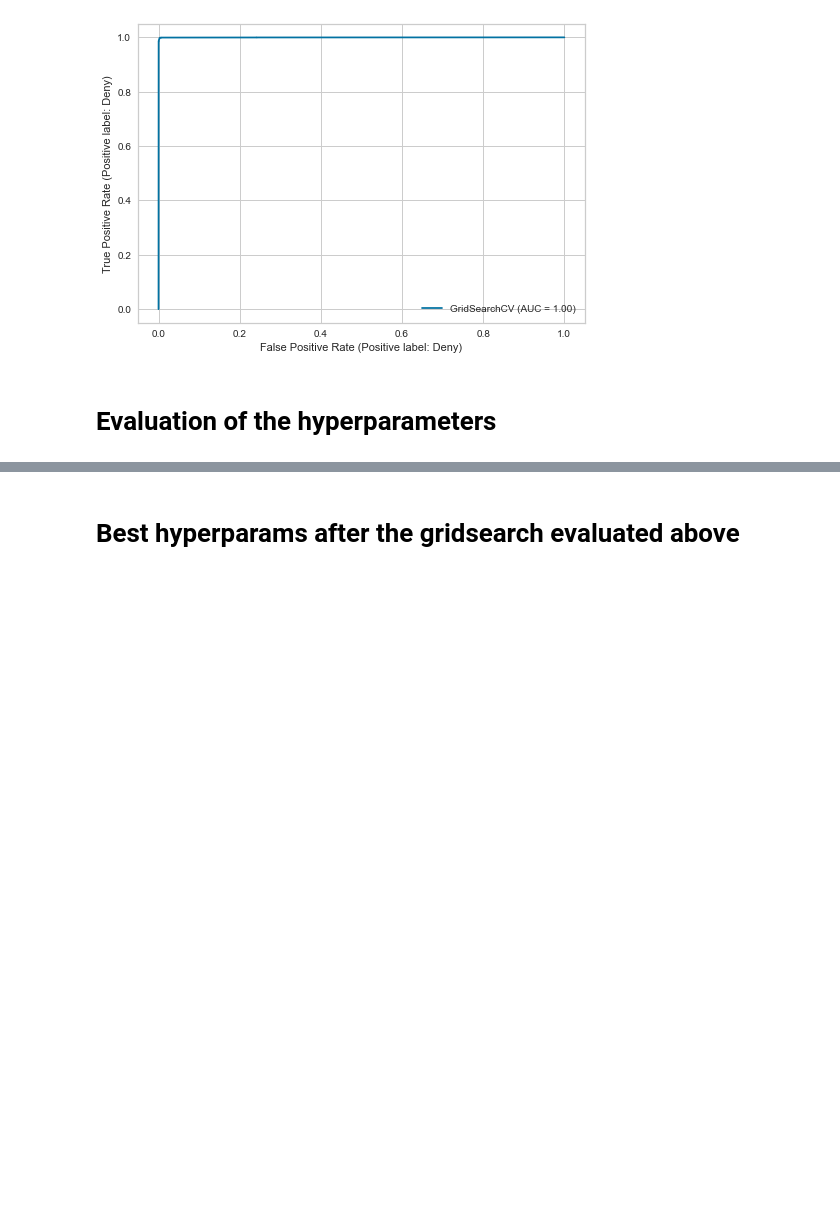
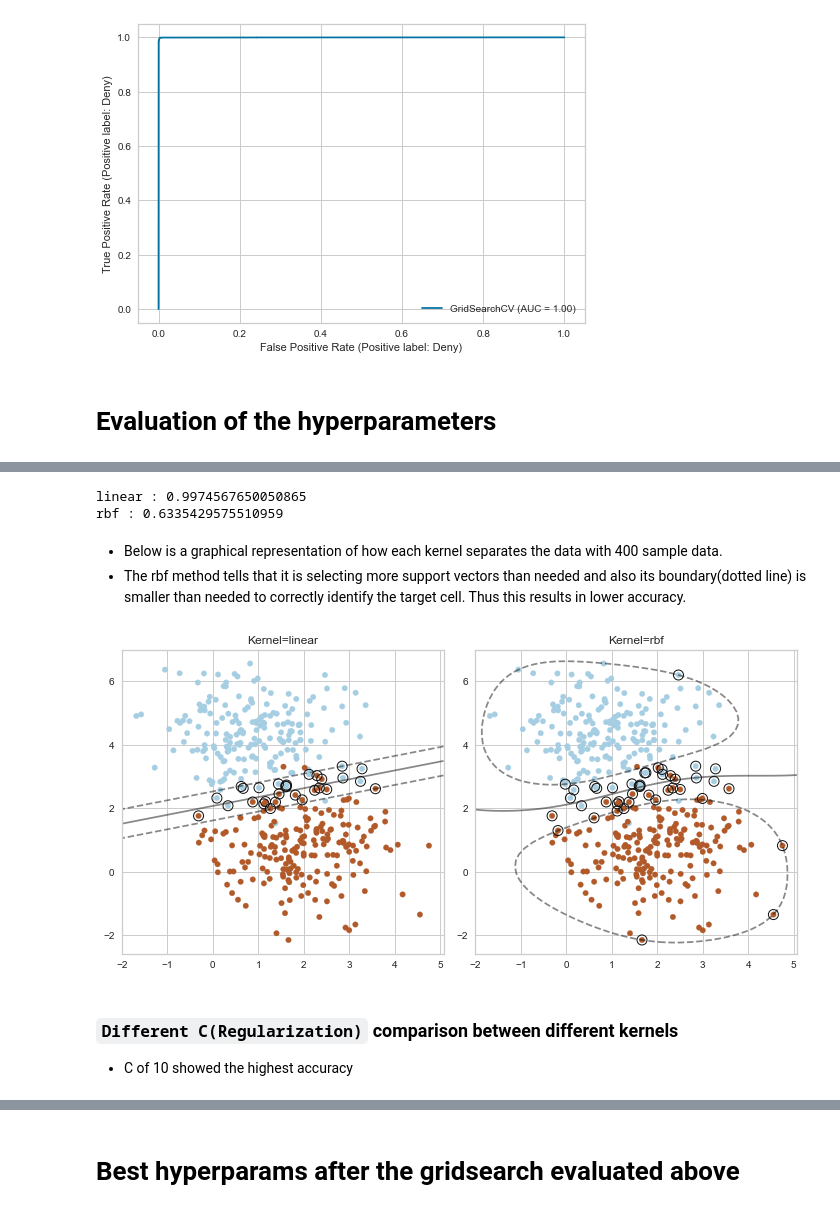
Before and after one commit to bSharpCyclist/MSDS-7333-QTW, a Jupyter notebook: FCase_5.ipynb, the cells around one changed output, grey strips where cells are left out. Saved outputs shown, nothing was run; the diff lists cells and outputs as text; code cells hidden in the pictures; blank space fills up the shorter version.

```diff
--- a/FCase_5.ipynb
+++ b/FCase_5.ipynb
@@ -293 +304,75 @@ Disp = RocCurveDisplay.from_estimator(grid_search, X_test, y_test)
+# %%
+from sklearn.svm import LinearSVC
+from sklearn.svm import SVC
+from sklearn.datasets import make_blobs
+import matplotlib.pyplot as plt
+from sklearn.model_selection import train_test_split
+
+p=  ['linear', 'rbf']
+
+for i in p:
+    model = SVC(kernel= i)
+    model.fit(X_train, y_train)
+    y_hat_rf_test = model.predict(X_test)
+    print(i,":", accuracy_score(y_hat_rf_test, y_test))
+# %% [output]
+linear : 0.9974567650050865
+rbf : 0.6335429575510959
+# %% [markdown]
+- Below is a graphical representation of how each kernel separates the data with 400 sample data.
+- The rbf method tells that it is selecting more support vectors than needed and also its boundary(dotted line) is smaller than needed to correctly identify the target cell. Thus this results in lower accuracy.
+# %%
+# prepare test and train data
+from sklearn.model_selection import train_test_split
+
+X = df.loc[:, df.columns != 'target'].values
+y = df['target'].values
+
+X_train, X_test, y_train, y_test = train_test_split(
+    X, y, test_size=0.33, random_state=42)
+
+
+from sklearn.svm import LinearSVC
+from sklearn.svm import SVC
+from sklearn.datasets import make_blobs
+import matplotlib.pyplot as plt
+
+X, y = make_blobs(n_samples=400, centers=2, random_state=0)
+plt.figure(figsize=(10, 5))
+
+for i, K in enumerate(['linear','rbf']):
+    # "hinge" is the standard SVM loss
+    clf = SVC(C=1, kernel=K, random_state=42).fit(X, y)
+    # obtain the support vectors through the decision function
+    decision_function = clf.decision_function(X)
+    # we can also calculate the decision function manually
+    # decision_function = np.dot(X, clf.coef_[0]) + clf.intercept_[0]
+    # The support vectors are the samples that lie within the margin
+    # boundaries, whose size is conventionally constrained to 1
+    support_vector_indices = np.where(
+        np.abs(decision_function) <= 1 + 1e-15)[0]
+    support_vectors = X[support_vector_indices]
+
+    plt.subplot(1, 2, i + 1)
+    plt.scatter(X[:, 0], X[:, 1], c=y, s=30, cmap=plt.cm.Paired)
+    ax = plt.gca()
+    xlim = ax.get_xlim()
+    ylim = ax.get_ylim()
+    xx, yy = np.meshgrid(np.linspace(xlim[0], xlim[1], 50),
+                         np.linspace(ylim[0], ylim[1], 50))
+    Z = clf.decision_function(np.c_[xx.ravel(), yy.ravel()])
+    Z = Z.reshape(xx.shape)
+    plt.contour(xx, yy, Z, colors='k', levels=[-1, 0, 1], alpha=0.5,
+                linestyles=['--', '-', '--'])
+    plt.scatter(support_vectors[:, 0], support_vectors[:, 1], s=100,
+                linewidth=1, facecolors='none', edgecolors='k')
+    plt.title("Kernel=" + str(K))
+
+plt.tight_layout()
+plt.show()
+# %% [output]
+[figure, added]
+# %% [markdown]
+### `Different C(Regularization)` comparison between different kernels
+- C of 10 showed the highest accuracy
 # %%
```
Also changed, not shown: parts of 11 cells of this notebook, 3 other files.
